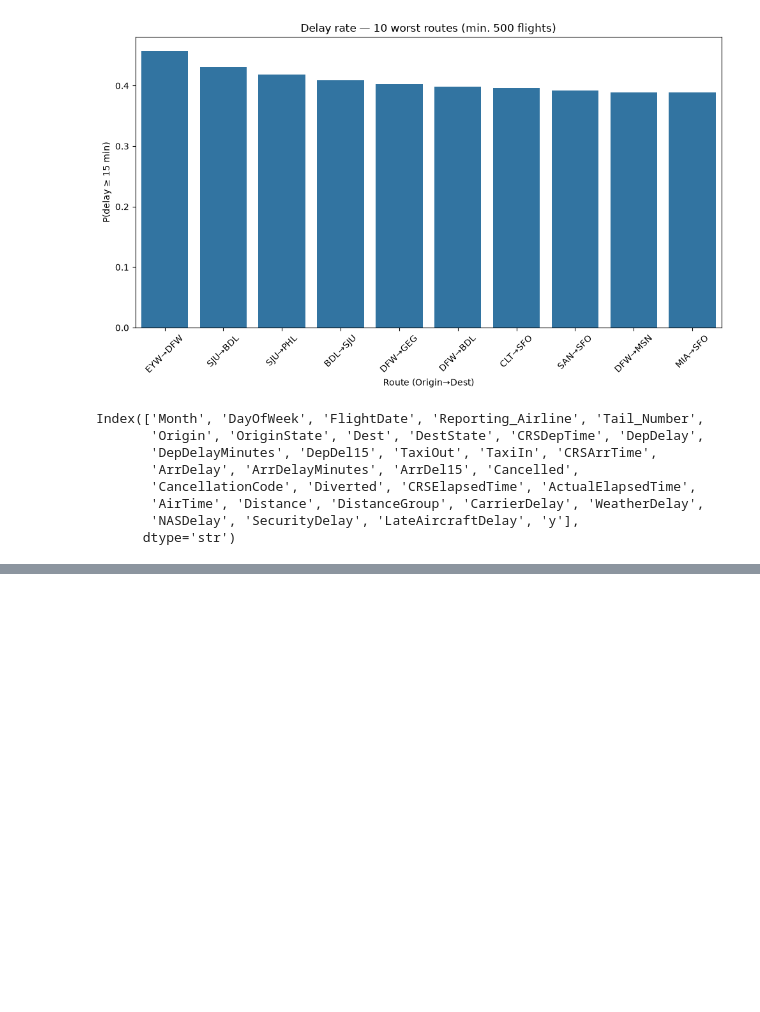
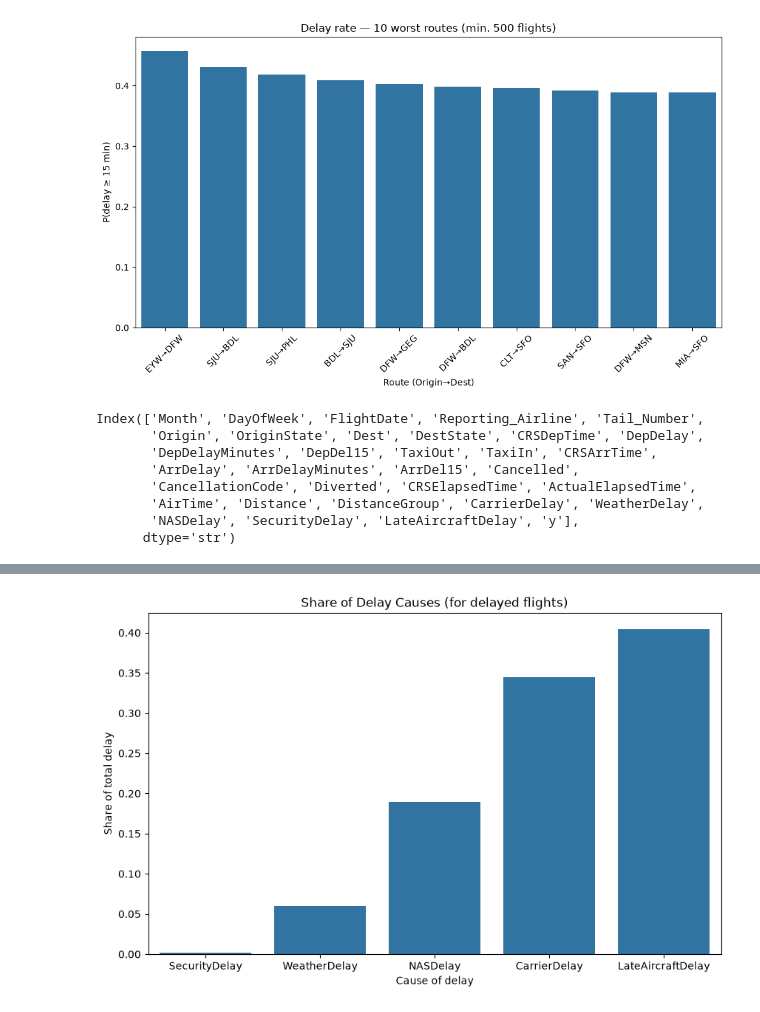
Before and after one commit to Micaet/flight_prediction, a Jupyter notebook: notebooks/EDA2.ipynb, the cells around one changed output, grey strips where cells are left out. Saved outputs shown, nothing was run; the diff lists cells and outputs as text; code cells hidden in the pictures; blank space fills up the shorter version.

```diff
--- a/notebooks/EDA2.ipynb
+++ b/notebooks/EDA2.ipynb
@@ -161,0 +192,3 @@ Index(['Month', 'DayOfWeek', 'FlightDate', 'Reporting_Airline', 'Tail_Number',
+# %%
+causes = ["CarrierDelay", "WeatherDelay", "NASDelay", "SecurityDelay", "LateAircraftDelay"]
+delayed = flights[flights["y"] == 1]
@@ -161,0 +200,11 @@ Index(['Month', 'DayOfWeek', 'FlightDate', 'Reporting_Airline', 'Tail_Number',
+# %%
+share = delayed[causes].sum() / delayed[causes].sum().sum()
+share = share.sort_values(ascending=True)
+plt.figure(figsize=(10, 6))
+sns.barplot(x=share.index, y=share.values, errorbar=None)
+plt.title("Share of Delay Causes (for delayed flights)")
+plt.ylabel("Share of total delay")
+plt.xlabel("Cause of delay")
+plt.show()
+# %% [output]
+[figure, added]
```
Also changed, not shown: parts of 19 cells of this notebook, 3 other files.
